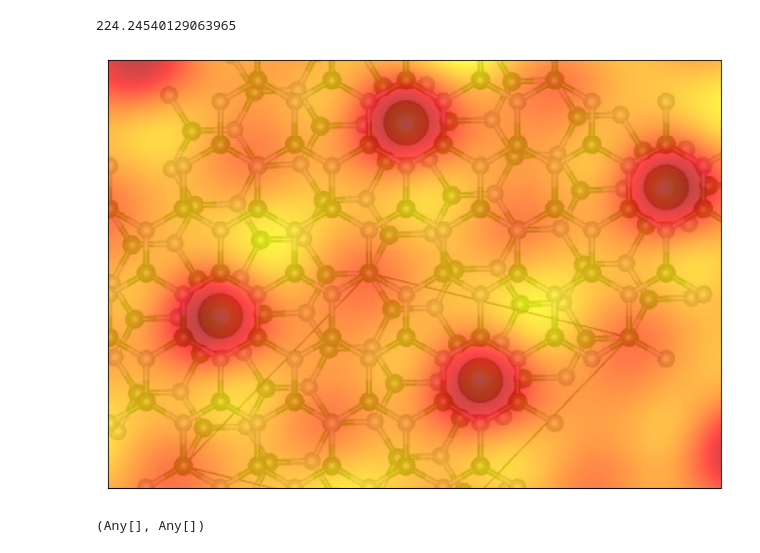
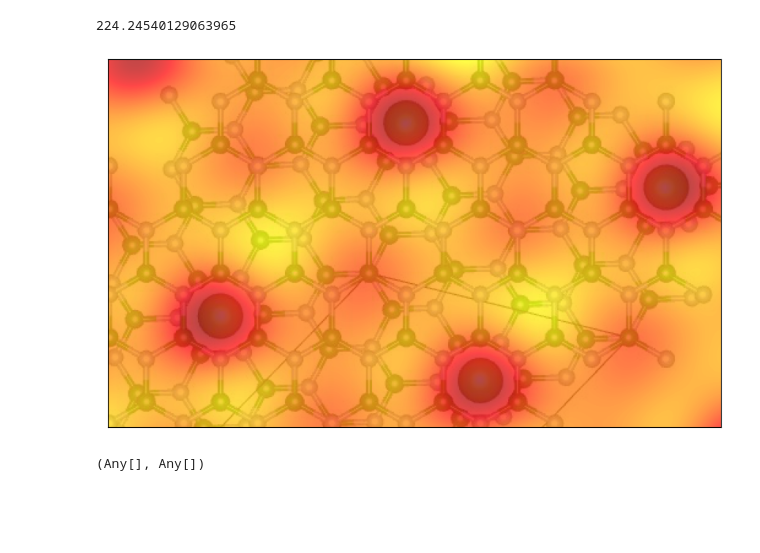
Before and after one commit to AliGhorashiCMT/Plasmons_Paper, a Jupyter notebook: Moire_Figs/Moire13_with_Alkali/Sodium/optimize_Na_position/Analyze.ipynb, the cells around one changed output. Saved outputs shown, nothing was run; the diff lists cells and outputs as text; code cells hidden in the pictures; blank space fills up the shorter version.

```diff
--- a/Moire_Figs/Moire13_with_Alkali/Sodium/optimize_Na_position/Analyze.ipynb
+++ b/Moire_Figs/Moire13_with_Alkali/Sodium/optimize_Na_position/Analyze.ipynb
@@ -121,11 +181,11 @@ sqrt((380-227)^2+(622-265)^2)/sqrt(3)
 # %%
 figure(figsize=(10, 10))
 imshow(img, cmap="hot", interpolation="gaussian", alpha=0.9)
 imshow(Moire_Fig, alpha=0.2)
 xlim(200, 700)
-ylim(400, 50)
+ylim(350, 50)
 xticks(Float64[])
 yticks(Float64[])
 # %% [output]
-[figure, old version]
+[figure, new version]
 (Any[], Any[])
```
Also changed, not shown: parts of 13 cells of this notebook.
